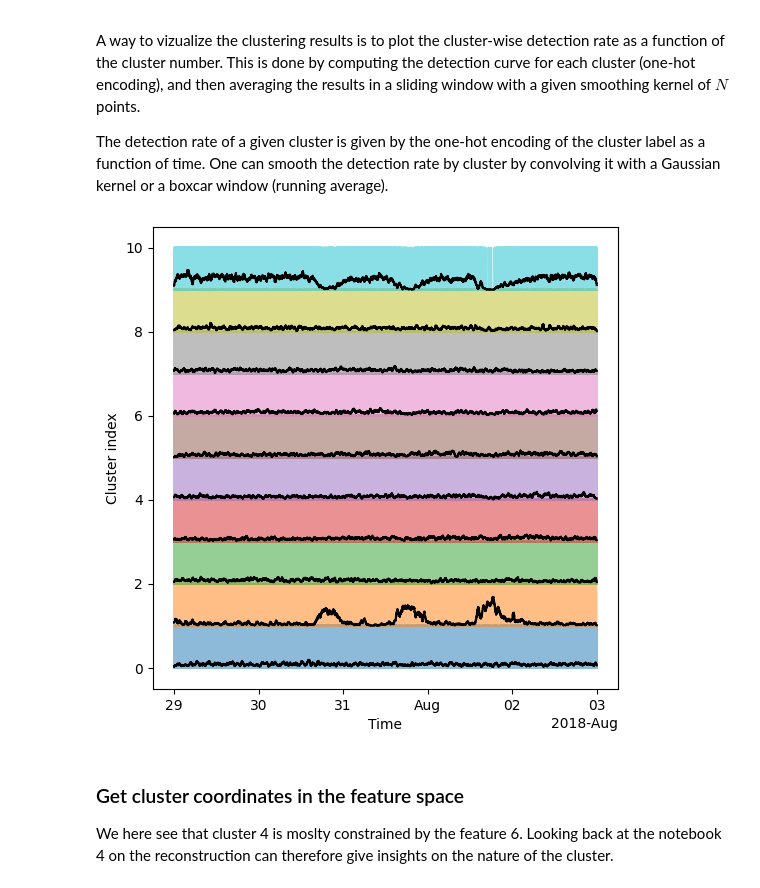
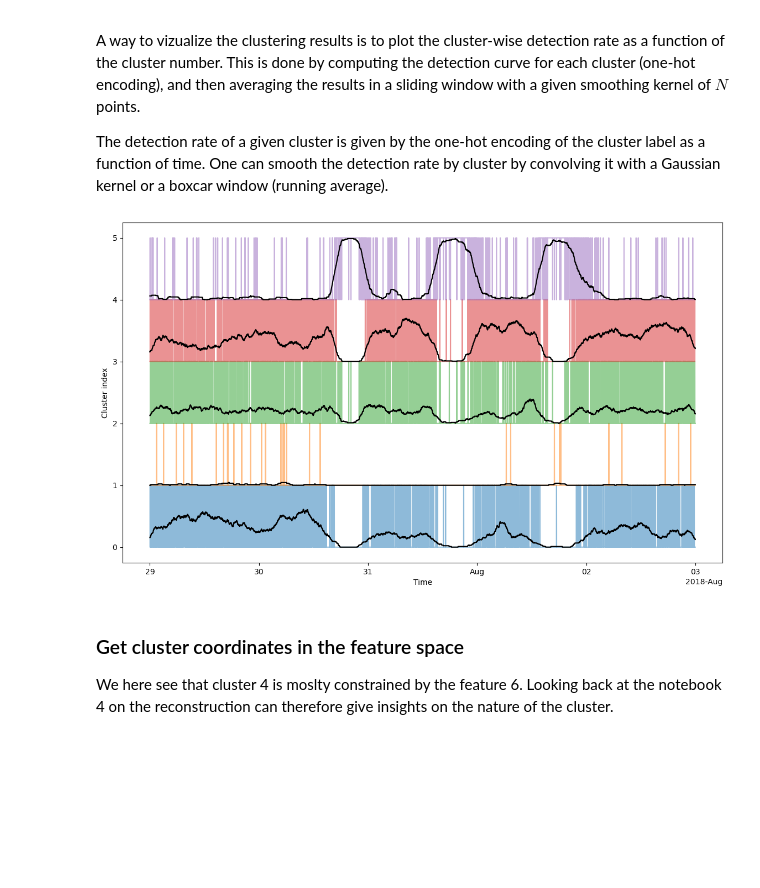
Before and after one commit to tbartholomaus/scatseisnet, a Jupyter notebook: GL_example/5_clustering.ipynb, the cells around one changed output. Cells and saved outputs as stored; diff of their text form; code cells hidden in the pictures; blank space fills up the shorter version.

```diff
--- a/GL_example/5_clustering.ipynb
+++ b/GL_example/5_clustering.ipynb
@@ -56,8 +66,8 @@ We first instantiate the model, and optimize it. We define the number of cluster
 # %%
-N_CLUSTERS = 5#10
+N_CLUSTERS = 5
 
 # Perform clustering
-model = KMeans(n_clusters=N_CLUSTERS, n_init="auto", random_state=4)
+model = KMeans(n_clusters=N_CLUSTERS, n_init=10, random_state=4)
 model.fit(features)
 
 # Predict cluster for each sample
@@ -75,30 +83,30 @@ cluster by convolving it with a Gaussian kernel or a boxcar window (running aver
 # %%
 SMOOTH_KERNEL = 180
 
 # Convert predictions to one-hot encoding
 one_hot = np.zeros((len(times[:-1]), N_CLUSTERS + 1))
 one_hot[np.arange(len(times[:-1])), predictions] = 1
 
 # Plot the results
-fig, ax = plt.subplots(figsize=(6, 6))
+fig, ax = plt.subplots(figsize=(14, 8))
 
 # Plot each cluster as a separate line
 for i in range(N_CLUSTERS):
 
     # Obtain the detection rate by convolving with a boxcar kernel
     detection_rate = np.convolve(one_hot[:, i], np.ones(SMOOTH_KERNEL), mode="same") / SMOOTH_KERNEL
 
     # Plot the detection rate
     ax.plot(times[:-1], one_hot[:, i] + i, alpha=0.5)
     ax.plot(times[:-1], detection_rate + i, color="black")
 
 # Labels
 ax.set_xlabel("Time")
 ax.set_ylabel("Cluster index")
 
 plt.show()
 # %% [output]
-[figure, old version]
+[figure, new version]
 # %% [markdown]
 ### Get cluster coordinates in the feature space
 
```
Also changed, not shown: parts of 6 cells of this notebook, 4 other files.
